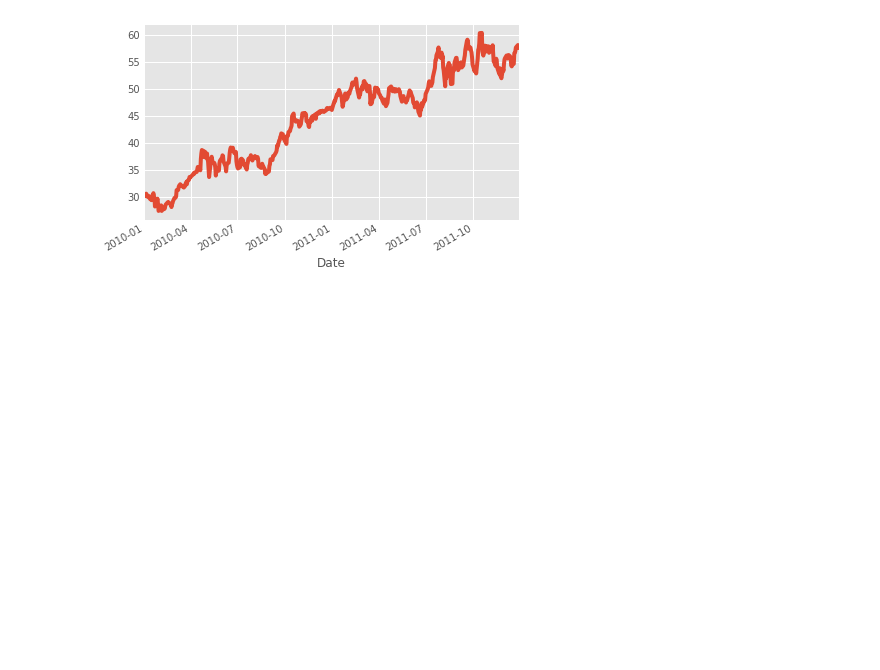
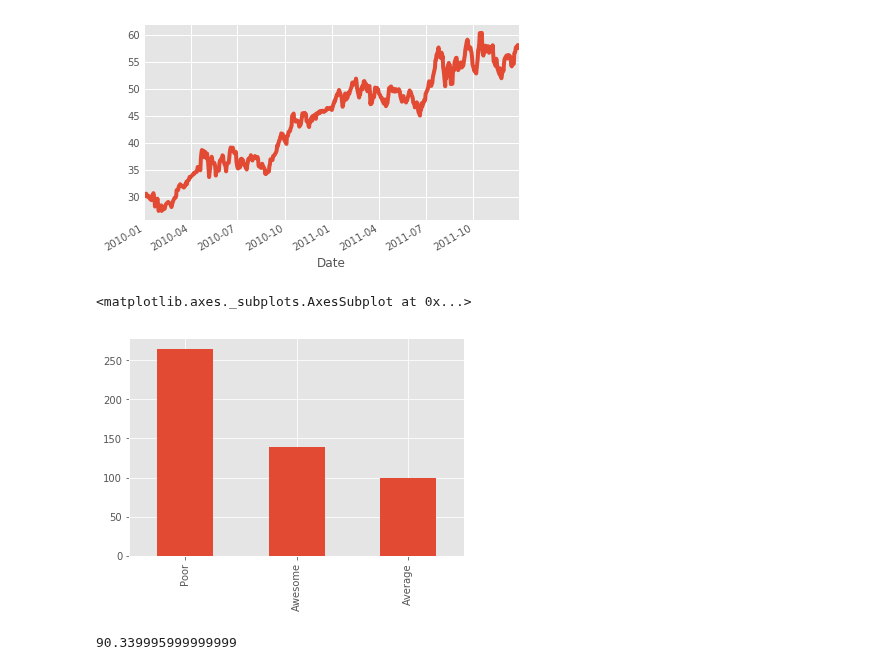
Before and after one commit to sivabalanb/Data-Analysis-with-Pandas-and-Python, a Jupyter notebook: Visualization.ipynb, the cells around one changed output. Saved outputs shown, nothing was run; the diff lists cells and outputs as text; code cells hidden in the pictures; blank space fills up the shorter version.

```diff
--- a/Visualization.ipynb
+++ b/Visualization.ipynb
@@ -93,3 +93,23 @@ apple["Close"].plot()
 # %% [output]
 <matplotlib.axes._subplots.AxesSubplot at 0x...>
 [figure]
+# %%
+def rank_performance(stock_price):
+    if stock_price < 120:
+        return "Poor"
+    elif stock_price > 120 and stock_price < 150:
+        return "Average"
+    else:
+        return "Awesome"
+# %%
+plt.style.use("ggplot")
+
+
+apple["Close"].apply(rank_performance).value_counts().plot(kind="bar")
+# %% [output]
+<matplotlib.axes._subplots.AxesSubplot at 0x...>
+[figure, added]
+# %%
+apple["Close"].min()
+# %% [output]
+90.339995999999999
```
Also changed, not shown: parts of 8 cells of this notebook, 1 other file.
